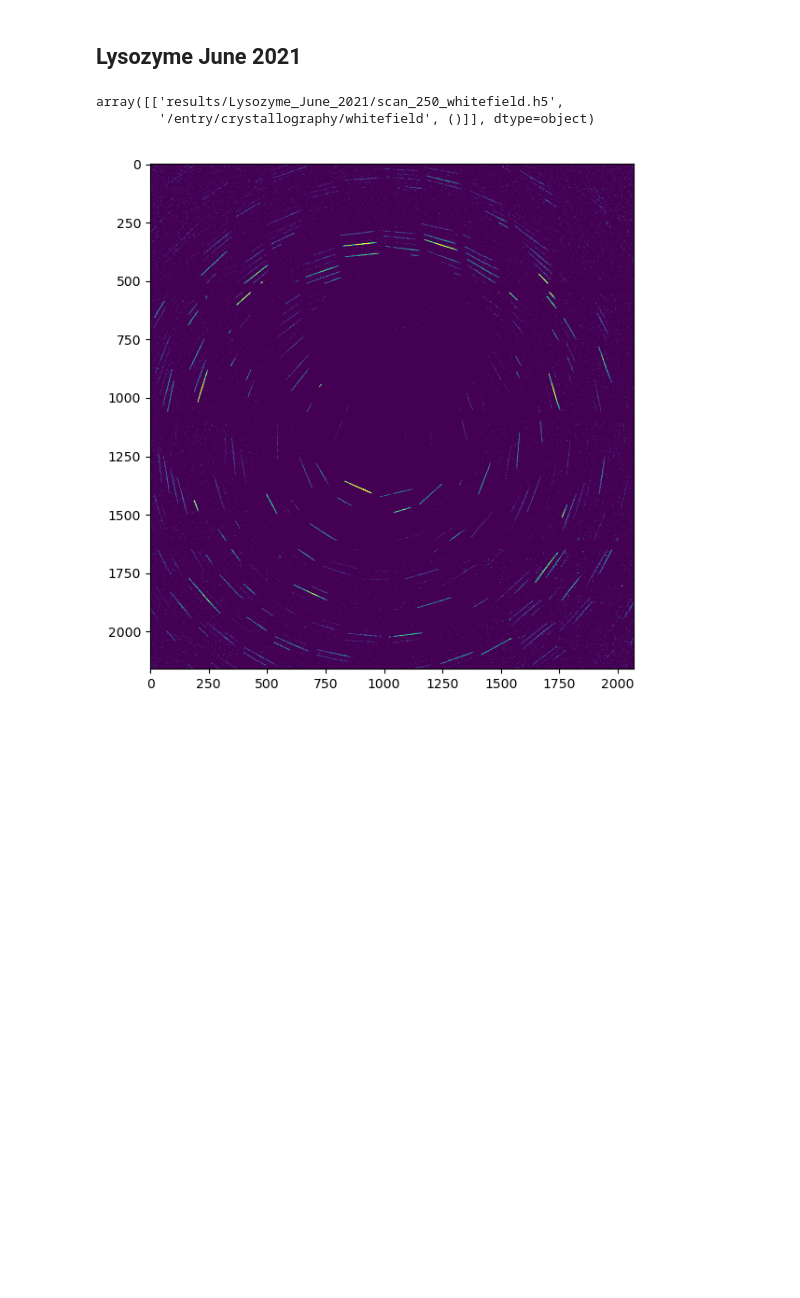
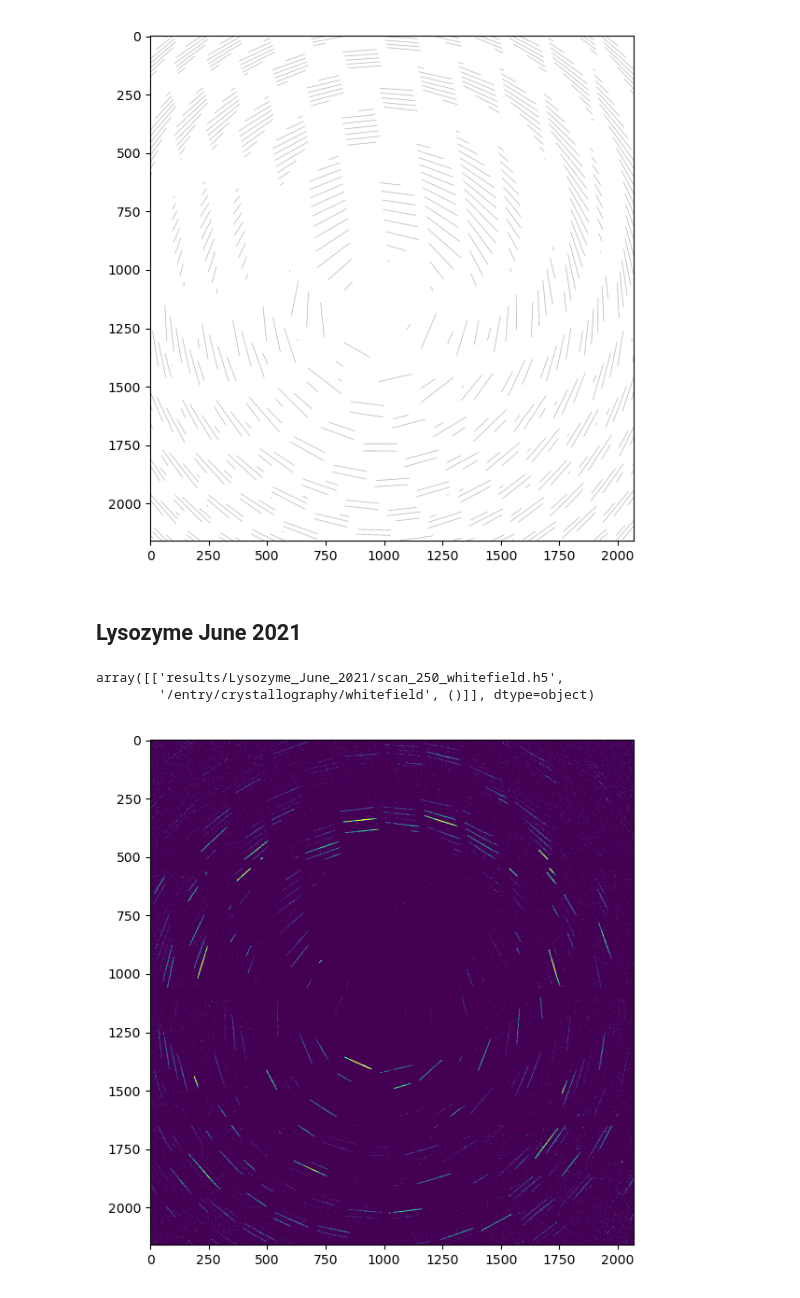
Before and after one commit to simply-nicky/cbclib, a Jupyter notebook: dev.ipynb, the cells around one changed output. Cells and saved outputs as stored; diff of their text form; code cells hidden in the pictures; blank space fills up the shorter version.

```diff
--- a/dev.ipynb
+++ b/dev.ipynb
@@ -40,22 +32,0 @@ print(dir(dev))
-# %%
-basis = np.array([[-0.00093604, -0.00893389, -0.00049815],
-                  [0.00688718, -0.00039195, -0.00573877],
-                  [0.01180108, -0.00199115,  0.01430421]])
-kmin = np.array([0.00876745, 0.00437237, 0.99995201])
-kmax = np.array([0.03538482, 0.03246592, 0.99884627])
-hkl = np.array([[ -8,  18,   5],
-                [ 24,   4,   1],
-                [  6, -12,  -5],
-                [ -4,  -2,  -1],
-                [ 17,  15,   5],
-                [-19,  -3,  -3],
-                [  0,  -7,  -3],
-                [ 24,  -6,  -3],
-                [ 16,  20,   6],
-                [ -1,   9,   3]])
-hkl = np.tile(hkl, (10, 1))
-
-%time kin = dev.source_lines(hkl=hkl, basis=basis.ravel(), kmin=kmin, kmax=kmax)[0]
-%time kin2 = cbc.src.source_lines(hkl=hkl, basis=basis, kmin=kmin[:2], kmax=kmax[:2])[0]
-
-np.isclose(np.sort(kin, axis=1), np.sort(kin2, axis=1))
@@ -61,0 +100,12 @@ np.isclose(np.sort(kin, axis=1), np.sort(kin2, axis=1))
+# %%
+basis_path = 'results/Lysozyme_June_2021/scan_232_basis_ref_2.ini'
+samples_path = 'results/Lysozyme_June_2021/scan_232_samples_log_2.h5'
+setup_path = 'results/Lysozyme_June_2021/exp_geom_232_ref_2.ini'
+frames = np.arange(50)
+crop = cbc.Crop(roi=(1100, 3260, 1040, 3108))
+basis = cbc.Basis.read(basis_path)
+
+hkl = basis.generate_hkl(0.3)
+hidxs, bidxs = filter_hkl(hkl, basis_path, samples_path, setup_path, crop, frames)
+test_jax = get_tester_jax(samples_path, setup_path, crop, hkl, hidxs, bidxs, frames)
+test_numpy = get_tester_numpy(samples_path, setup_path, crop, hkl, hidxs, bidxs, frames)
@@ -69,3 +212,11 @@ np.sum(vec[..., None] * grad, axis=(0, 1, 2))
+# %%
+%matplotlib widget
+fig, ax = plt.subplots(figsize=(6, 6))
+ax.imshow(streaks.streaks[0].pattern_image(1.0, model.shape), cmap='gray_r')
+fig.tight_layout()
+plt.show()
+# %% [output]
+[figure, added]
 # %% [markdown]
 ## Lysozyme June 2021
 # %%
```
Also changed, not shown: parts of 18 cells of this notebook, 54 other files.
